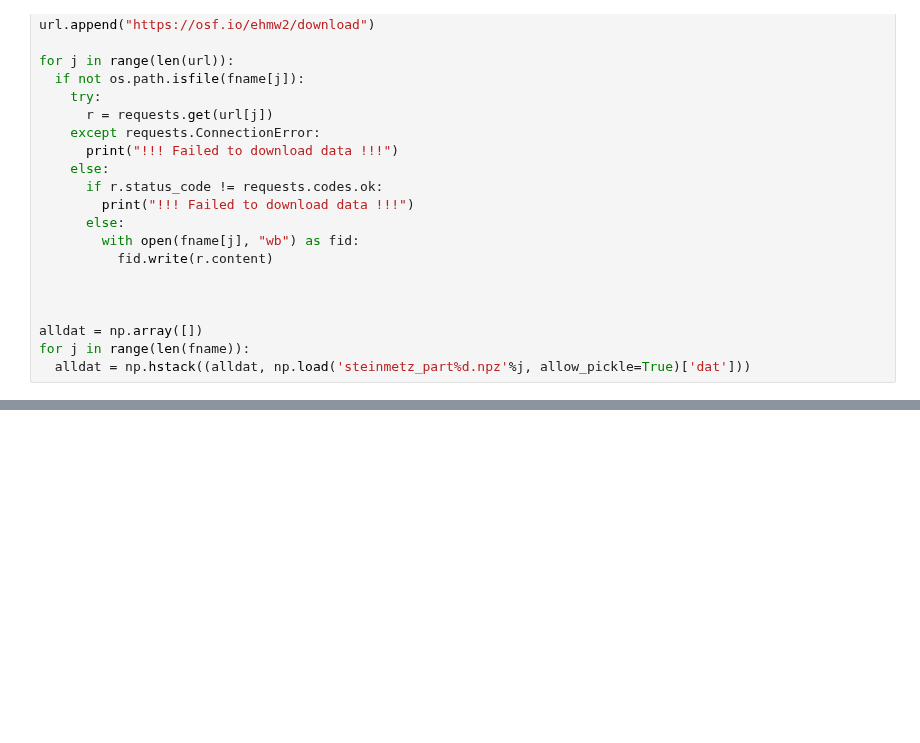
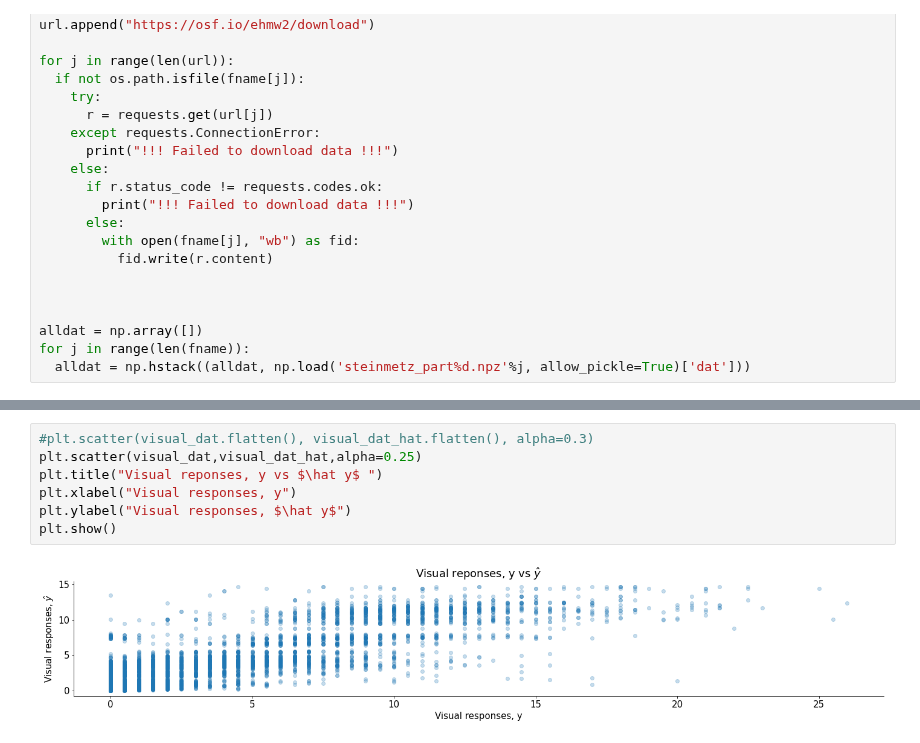
Before and after one commit to mgonzal1/nma_wombat_connectivy_project, a Jupyter notebook: connectivity.ipynb, the cells around one changed output, grey strips where cells are left out. Saved outputs shown, nothing was run; the diff lists cells and outputs as text; blank space fills up the shorter version.

```diff
--- a/connectivity.ipynb
+++ b/connectivity.ipynb
@@ -355,0 +325,9 @@ ax.spines["left"].set_visible(False)
+# %%
+#plt.scatter(visual_dat.flatten(), visual_dat_hat.flatten(), alpha=0.3)
+plt.scatter(visual_dat,visual_dat_hat,alpha=0.25)
+plt.title("Visual reponses, y vs $\hat y$ ")
+plt.xlabel("Visual responses, y")
+plt.ylabel("Visual responses, $\hat y$")
+plt.show()
+# %% [output]
+[figure, added]
```
Also changed, not shown: parts of 41 cells of this notebook.
